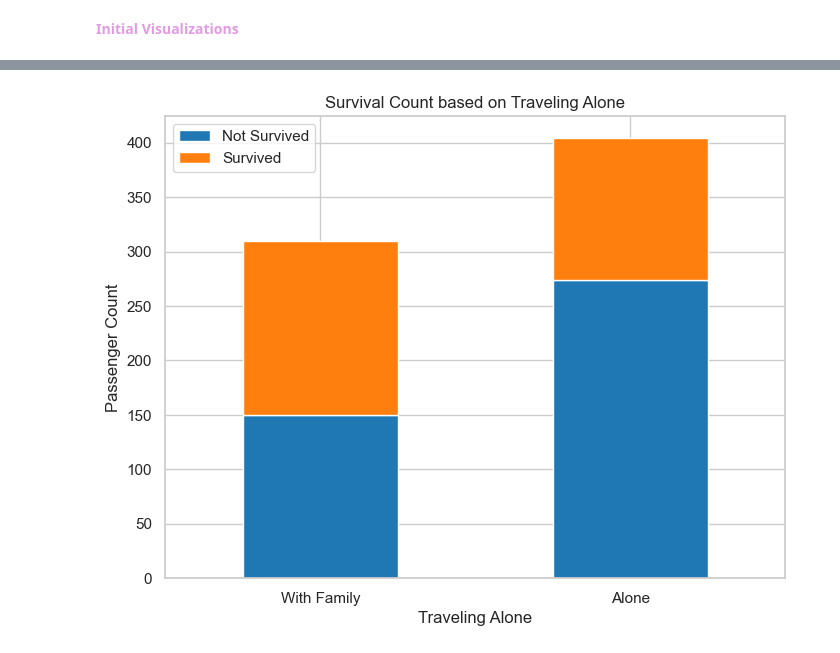
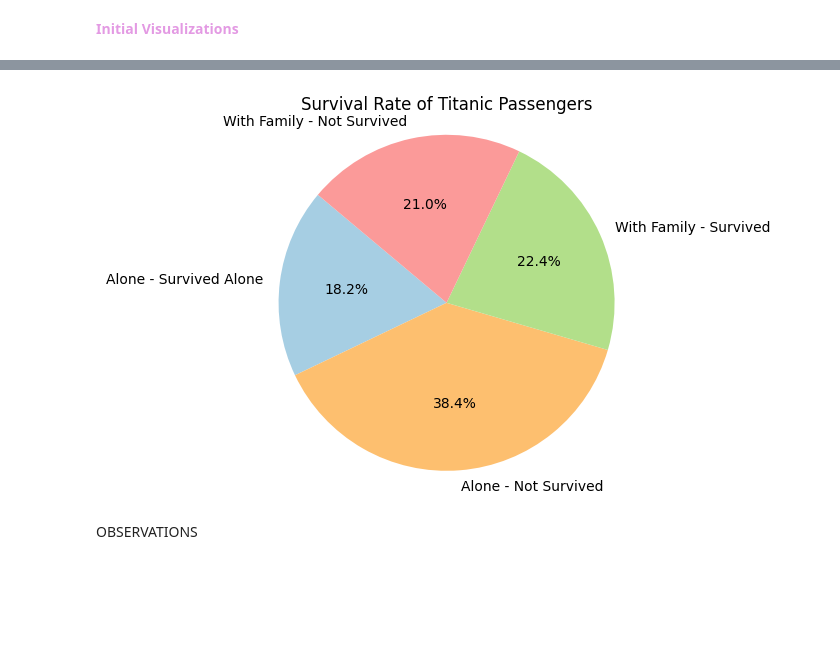
Before and after one commit to Karpoozi/datafun-06-eda, a Jupyter notebook: brookerichards_eda.ipynb, the cells around one changed output, grey strips where cells are left out. Saved outputs shown, nothing was run; the diff lists cells and outputs as text; code cells hidden in the pictures; blank space fills up the shorter version.

```diff
--- a/brookerichards_eda.ipynb
+++ b/brookerichards_eda.ipynb
@@ -167,17 +167,18 @@ I'm using a line plot
 # %%
 # calculate survival rate by age group
 df.dropna(subset=['age'], inplace=True) # ignore rows with no age value
-age_bins = range(0, int(df['age'].max()) + 5, 5) # define age groups
+age_bins = range(0, int(df['age'].max()) + 10, 10) # define age groups with 10-year intervals
 df['age_group'] = pd.cut(df['age'], bins=age_bins) # create age groups column
 survival_rate_by_age = df.groupby('age_group', observed=False)['survived'].mean().reset_index() # calculate survival rate by age
-survival_rate_by_age['age_group'] = survival_rate_by_age['age_group'].astype(str) # converts to string for improved plotting (received without this step)
+survival_rate_by_age['age_group'] = survival_rate_by_age['age_group'].astype(str) # converts to string (was getting an error without this)
 
-# plot data
+# organize plot
 plt.figure(figsize=(10, 6))
-sns.lineplot(x='age_group', y='survived', data=survival_rate_by_age, marker='o', color='blue')
+sns.lineplot(x='age_group', y='survived', data=survival_rate_by_age, marker='o', color='purple')
 plt.title('Survival Rate by Age Group')
 plt.xlabel('Age Group')
 plt.ylabel('Survival Rate')
-plt.xticks(rotation=45)
 plt.tight_layout()
+
+# display plot
 plt.show()
@@ -199,19 +189,19 @@ plt.show()
-# %%
-
-# Create a new DataFrame with the count of passengers by 'alone' and 'survived' categories
-survival_count = df.groupby(['alone', 'survived']).size().unstack()
-
-# Plotting the stacked bar chart
-survival_count.plot(kind='bar', stacked=True, figsize=(8, 6), color=['#1f77b4', '#ff7f0e'])
-
-# Adding title and labels
-plt.title('Survival Count based on Traveling Alone')
-plt.xlabel('Traveling Alone')
-plt.ylabel('Passenger Count')
-plt.xticks([0, 1], ['With Family', 'Alone'], rotation=0)
-plt.legend(['Not Survived', 'Survived'])
-
-# Show plot
-plt.show()
-# %% [output]
-[figure, removed]
+# %%
+# calculate survival rate for passengers traveling alone and with family
+survival_rates = df.groupby(['alone', 'survived']).size().unstack()
+survival_rates['Survival Rate'] = survival_rates[1] / (survival_rates[1] + survival_rates[0])
+
+# organize plot
+labels = ['Alone - Survived Alone', 'Alone - Not Survived', 'With Family - Survived', 'With Family - Not Survived']
+sizes = [survival_rates.loc[True, 1], survival_rates.loc[True, 0], survival_rates.loc[False, 1], survival_rates.loc[False, 0]]
+pastel_colors = ['#a6cee3', '#fdbf6f', '#b2df8a', '#fb9a99']
+plt.pie(sizes, labels=labels, colors=pastel_colors, autopct='%1.1f%%', startangle=140)
+plt.axis('equal')
+plt.title('Survival Rate of Titanic Passengers')
+
+# display plot
+plt.show()
+# %% [output]
+[figure, added]
+# %% [markdown]
+OBSERVATIONS
```
Also changed, not shown: parts of 21 cells of this notebook.
